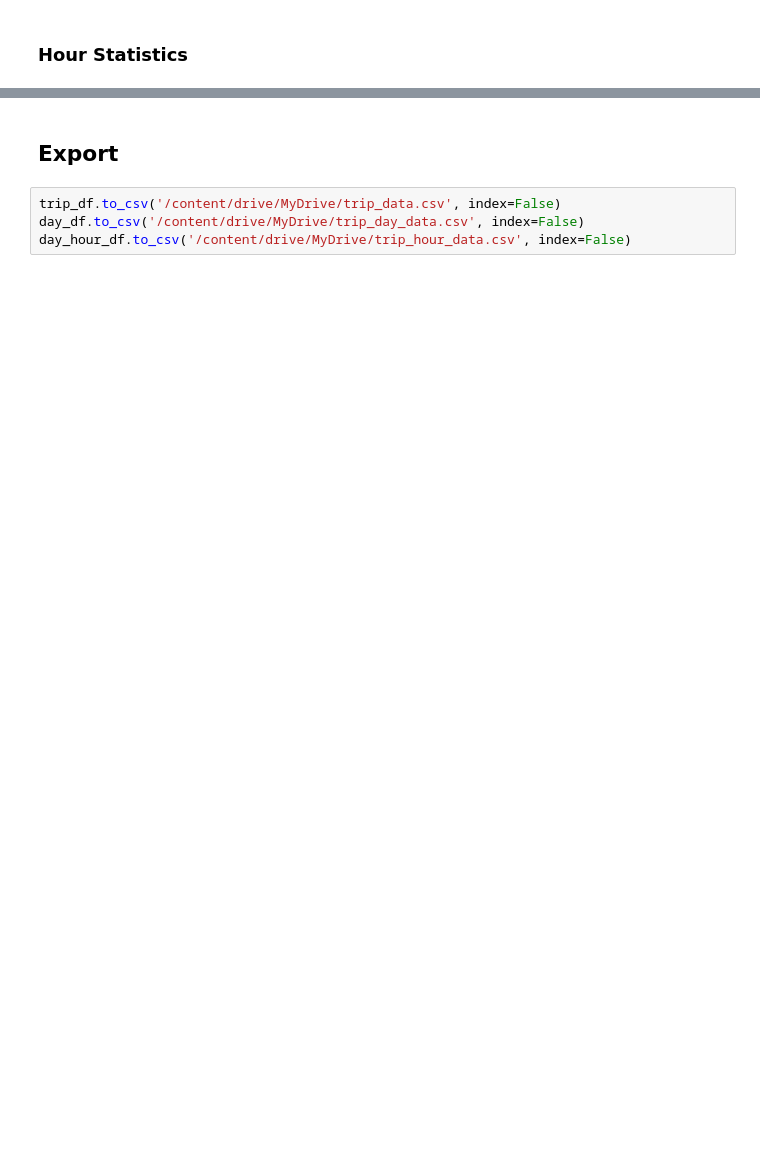
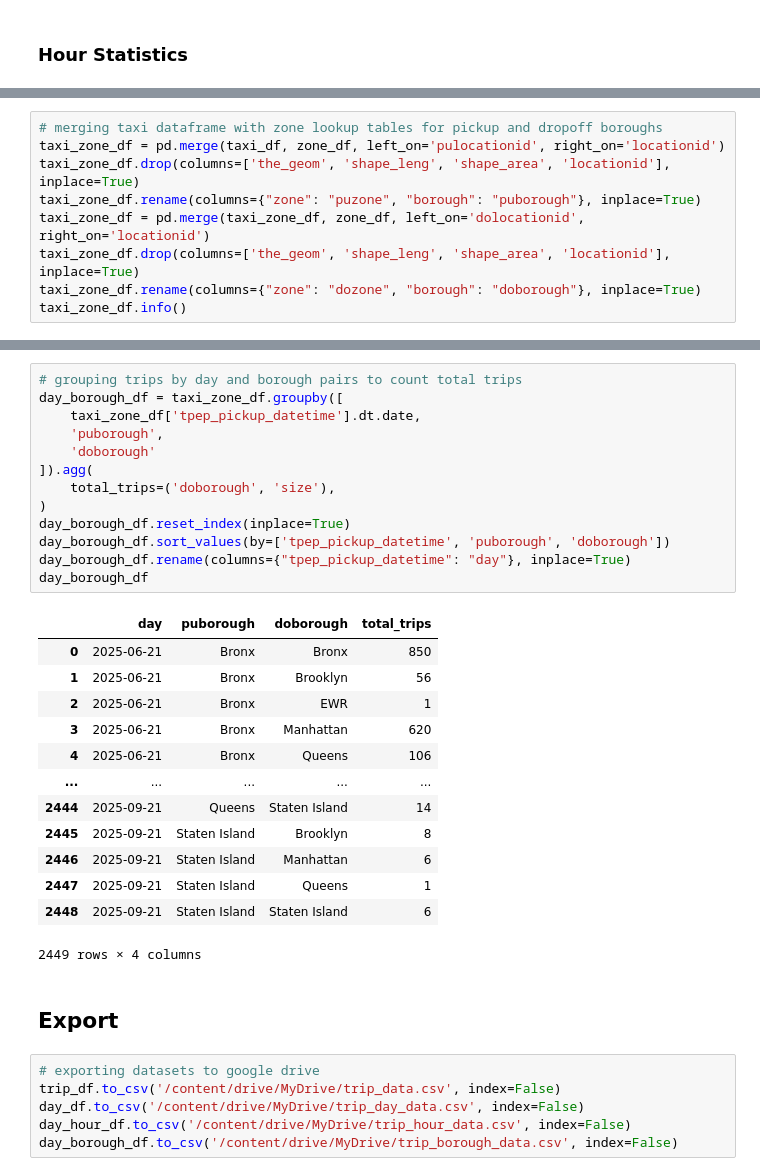
Before and after one commit to drod75/nyc_taxi_analysis, a Jupyter notebook: notebooks/data_engineering.ipynb, the cells around one changed output, grey strips where cells are left out. Drawn from its saved outputs; the diff is of its cells as text; blank space fills up the shorter version.

```diff
--- a/notebooks/data_engineering.ipynb
+++ b/notebooks/data_engineering.ipynb
@@ -242,0 +257,9 @@ day_hour_df.head()
+# %%
+# merging taxi dataframe with zone lookup tables for pickup and dropoff boroughs
+taxi_zone_df = pd.merge(taxi_df, zone_df, left_on='pulocationid', right_on='locationid')
+taxi_zone_df.drop(columns=['the_geom', 'shape_leng', 'shape_area', 'locationid'], inplace=True)
+taxi_zone_df.rename(columns={"zone": "puzone", "borough": "puborough"}, inplace=True)
+taxi_zone_df = pd.merge(taxi_zone_df, zone_df, left_on='dolocationid', right_on='locationid')
+taxi_zone_df.drop(columns=['the_geom', 'shape_leng', 'shape_area', 'locationid'], inplace=True)
+taxi_zone_df.rename(columns={"zone": "dozone", "borough": "doborough"}, inplace=True)
+taxi_zone_df.info()
@@ -243,6 +284,35 @@ day_hour_df.head()
+# %%
+# grouping trips by day and borough pairs to count total trips
+day_borough_df = taxi_zone_df.groupby([
+    taxi_zone_df['tpep_pickup_datetime'].dt.date,
+    'puborough',
+    'doborough'
+]).agg(
+    total_trips=('doborough', 'size'),
+)
+day_borough_df.reset_index(inplace=True)
+day_borough_df.sort_values(by=['tpep_pickup_datetime', 'puborough', 'doborough'])
+day_borough_df.rename(columns={"tpep_pickup_datetime": "day"}, inplace=True)
+day_borough_df
+# %% [output]
+|  | day | puborough | doborough | total_trips |
+| 0 | 2025-06-21 | Bronx | Bronx | 850 |
+| 1 | 2025-06-21 | Bronx | Brooklyn | 56 |
+| 2 | 2025-06-21 | Bronx | EWR | 1 |
+| 3 | 2025-06-21 | Bronx | Manhattan | 620 |
+| 4 | 2025-06-21 | Bronx | Queens | 106 |
+| ... | ... | ... | ... | ... |
+| 2444 | 2025-09-21 | Queens | Staten Island | 14 |
+| 2445 | 2025-09-21 | Staten Island | Brooklyn | 8 |
+| 2446 | 2025-09-21 | Staten Island | Manhattan | 6 |
+| 2447 | 2025-09-21 | Staten Island | Queens | 1 |
+| 2448 | 2025-09-21 | Staten Island | Staten Island | 6 |
+2449 rows × 4 columns
 # %% [markdown]
 ## Export
 # %%
+# exporting datasets to google drive
 trip_df.to_csv('/content/drive/MyDrive/trip_data.csv', index=False)
 day_df.to_csv('/content/drive/MyDrive/trip_day_data.csv', index=False)
 day_hour_df.to_csv('/content/drive/MyDrive/trip_hour_data.csv', index=False)
+day_borough_df.to_csv('/content/drive/MyDrive/trip_borough_data.csv', index=False)
```
Also changed, not shown: parts of 18 cells of this notebook.
